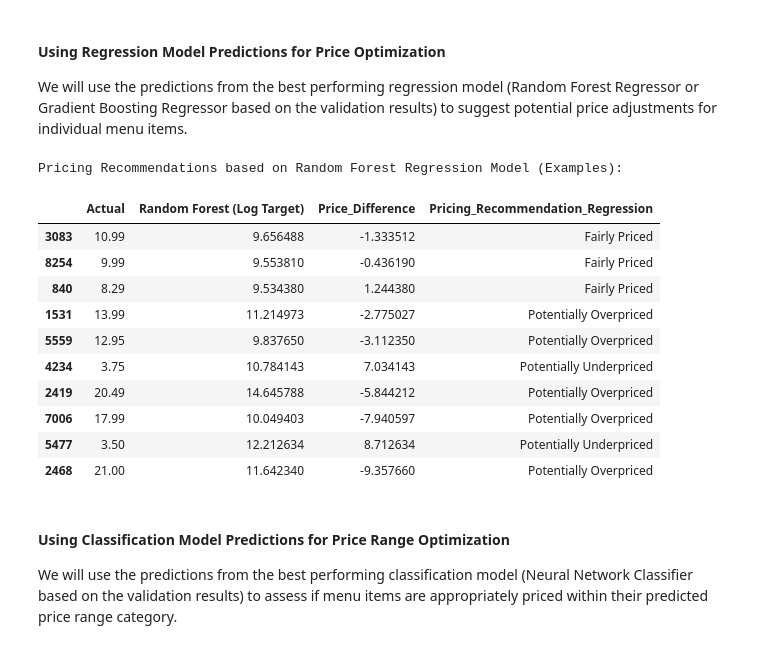
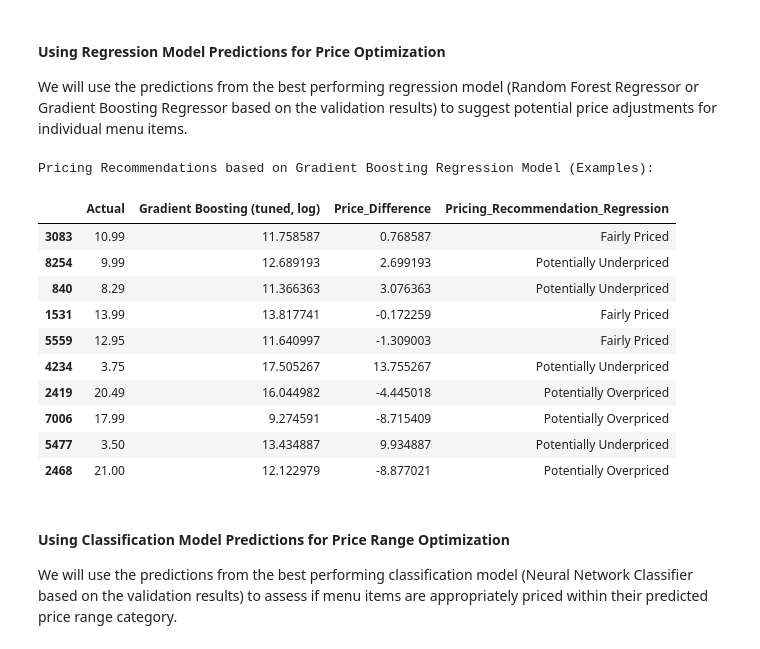
Before and after one commit to arjunvenkateshusd/ads505, a Jupyter notebook: ads505_FinalProj.ipynb, the cells around one changed output. Cells and saved outputs as stored; diff of their text form; code cells hidden in the pictures.

Commit message:
Added code from extra additions and switched optimization layer from random forest to gradient boost for price predictions

```diff
--- a/ads505_FinalProj.ipynb
+++ b/ads505_FinalProj.ipynb
@@ -1892,42 +1884,42 @@ Identify underpriced and overpriced menu items based on model predictions.
 
 We will use the predictions from the best performing regression model (Random Forest Regressor or Gradient Boosting Regressor based on the validation results) to suggest potential price adjustments for individual menu items.
 # %%
-# Based on the metrics_df, Random Forest (Log Target) had the lowest RMSE and highest R².
+# Based on the metrics_df, Gradient Boosting (Tuned, Log Target) had the lowest RMSE and highest R².
 # So we will use the predictions from the Random Forest Regressor for optimization.
 # The predictions are already available in the results_all_pred DataFrame.
 
 # Add actual prices to the validation predictions DataFrame for comparison
-optimization_df = results_all_pred[['Actual', 'Random Forest (Log Target)']].copy()
+optimization_df = results_all_pred[['Actual', 'Gradient Boosting (tuned, log)']].copy()
 
 # Calculate the difference between predicted and actual prices
-optimization_df['Price_Difference'] = optimization_df['Random Forest (Log Target)'] - optimization_df['Actual']
+optimization_df['Price_Difference'] = optimization_df['Gradient Boosting (tuned, log)'] - optimization_df['Actual']
 
 # Identify potentially underpriced and overpriced items based on a threshold (chosen 2 as aribtrary threshold)
 # A positive difference suggests the item might be underpriced
 # A negative difference suggests the item might be overpriced
 underpriced_threshold = 2 # Example threshold
 overpriced_threshold = -2
 
 optimization_df['Pricing_Recommendation_Regression'] = 'Fairly Priced'
 optimization_df.loc[optimization_df['Price_Difference'] > underpriced_threshold, 'Pricing_Recommendation_Regression'] = 'Potentially Underpriced'
 optimization_df.loc[optimization_df['Price_Difference'] < overpriced_threshold, 'Pricing_Recommendation_Regression'] = 'Potentially Overpriced'
 
 # Display some examples of recommendations
-print("Pricing Recommendations based on Random Forest Regression Model (Examples):")
+print("Pricing Recommendations based on Gradient Boosting Regression Model (Examples):")
 display(optimization_df.head(10))
 # %% [output]
-Pricing Recommendations based on Random Forest Regression Model (Examples):
+Pricing Recommendations based on Gradient Boosting Regression Model (Examples):
-|  | Actual | Random Forest (Log Target) | Price_Difference | Pricing_Recommendation_Regression |
-| 3083 | 10.99 | 9.656488 | -1.333512 | Fairly Priced |
-| 8254 | 9.99 | 9.553810 | -0.436190 | Fairly Priced |
-| 840 | 8.29 | 9.534380 | 1.244380 | Fairly Priced |
-| 1531 | 13.99 | 11.214973 | -2.775027 | Potentially Overpriced |
-| 5559 | 12.95 | 9.837650 | -3.112350 | Potentially Overpriced |
-| 4234 | 3.75 | 10.784143 | 7.034143 | Potentially Underpriced |
-| 2419 | 20.49 | 14.645788 | -5.844212 | Potentially Overpriced |
-| 7006 | 17.99 | 10.049403 | -7.940597 | Potentially Overpriced |
-| 5477 | 3.50 | 12.212634 | 8.712634 | Potentially Underpriced |
-| 2468 | 21.00 | 11.642340 | -9.357660 | Potentially Overpriced |
+|  | Actual | Gradient Boosting (tuned, log) | Price_Difference | Pricing_Recommendation_Regression |
+| 3083 | 10.99 | 11.758587 | 0.768587 | Fairly Priced |
+| 8254 | 9.99 | 12.689193 | 2.699193 | Potentially Underpriced |
+| 840 | 8.29 | 11.366363 | 3.076363 | Potentially Underpriced |
+| 1531 | 13.99 | 13.817741 | -0.172259 | Fairly Priced |
+| 5559 | 12.95 | 11.640997 | -1.309003 | Fairly Priced |
+| 4234 | 3.75 | 17.505267 | 13.755267 | Potentially Underpriced |
+| 2419 | 20.49 | 16.044982 | -4.445018 | Potentially Overpriced |
+| 7006 | 17.99 | 9.274591 | -8.715409 | Potentially Overpriced |
+| 5477 | 3.50 | 13.434887 | 9.934887 | Potentially Underpriced |
+| 2468 | 21.00 | 12.122979 | -8.877021 | Potentially Overpriced |
 # %% [markdown]
 #### Using Classification Model Predictions for Price Range Optimization
 
```
Also changed, not shown: parts of 29 cells of this notebook.
